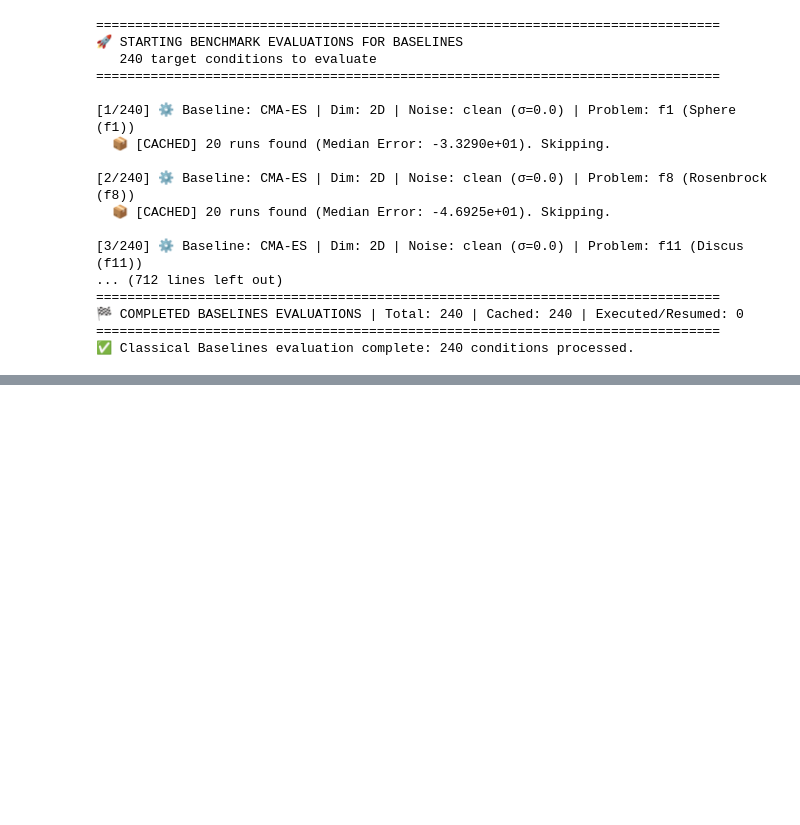
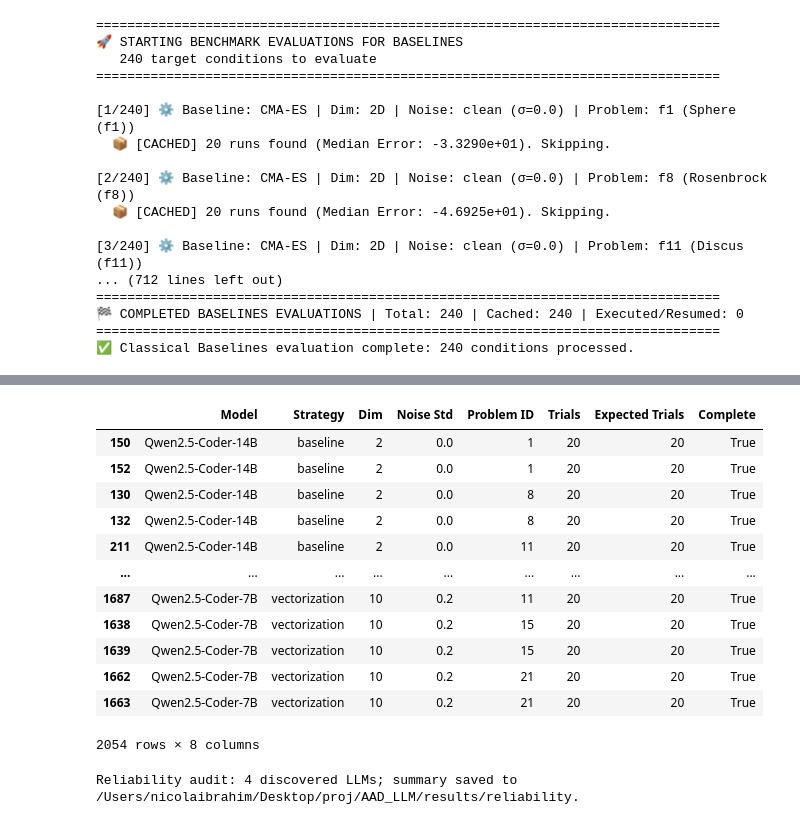
Before and after one commit to Nicola-Ibrahim/AAD_LLM, a Jupyter notebook: notebooks/03_evaluation.ipynb, the cells around one changed output, grey strips where cells are left out. Cells and saved outputs as stored; diff of their text form; code cells hidden in the pictures; blank space fills up the shorter version.

```diff
--- a/notebooks/03_evaluation.ipynb
+++ b/notebooks/03_evaluation.ipynb
@@ -332,0 +336,32 @@ print(f'✅ Classical Baselines evaluation complete: {len(results_base_df)} cond
+# %%
+from benchmarking.application.statistical_service import StatisticalEvaluationService
+
+stats_service = StatisticalEvaluationService.create_standard(sqlite_repo, trace_repo)
+benchmark_data = stats_service.load_all_traces()
+reliability_cfg = config_repo.load_config().reliability
+df_reliability = stats_service.compute_reliability_table(
+    benchmark_data, reliability_cfg.primary_target, reliability_cfg.secondary_target, eval_service.n_runs
+)
+models = stats_service.discover_reliability_models(benchmark_data)
+coverage_cols = ['Model', 'Strategy', 'Dim', 'Noise Std', 'Problem ID', 'Trials', 'Expected Trials', 'Complete']
+display(df_reliability[coverage_cols].sort_values(coverage_cols[:5]) if not df_reliability.empty else pd.DataFrame())
+
+reliability_dir = RESULTS_DIR / 'reliability'
+reliability_dir.mkdir(parents=True, exist_ok=True)
+df_reliability.to_csv(reliability_dir / 'condition_reliability.csv', index=False)
+print(f'Reliability audit: {len(models)} discovered LLMs; summary saved to {reliability_dir}.')
+# %% [output]
+|  | Model | Strategy | Dim | Noise Std | Problem ID | Trials | Expected Trials | Complete |
+| 150 | Qwen2.5-Coder-14B | baseline | 2 | 0.0 | 1 | 20 | 20 | True |
+| 152 | Qwen2.5-Coder-14B | baseline | 2 | 0.0 | 1 | 20 | 20 | True |
+| 130 | Qwen2.5-Coder-14B | baseline | 2 | 0.0 | 8 | 20 | 20 | True |
+| 132 | Qwen2.5-Coder-14B | baseline | 2 | 0.0 | 8 | 20 | 20 | True |
+| 211 | Qwen2.5-Coder-14B | baseline | 2 | 0.0 | 11 | 20 | 20 | True |
+| ... | ... | ... | ... | ... | ... | ... | ... | ... |
+| 1687 | Qwen2.5-Coder-7B | vectorization | 10 | 0.2 | 11 | 20 | 20 | True |
+| 1638 | Qwen2.5-Coder-7B | vectorization | 10 | 0.2 | 15 | 20 | 20 | True |
+| 1639 | Qwen2.5-Coder-7B | vectorization | 10 | 0.2 | 15 | 20 | 20 | True |
+| 1662 | Qwen2.5-Coder-7B | vectorization | 10 | 0.2 | 21 | 20 | 20 | True |
+| 1663 | Qwen2.5-Coder-7B | vectorization | 10 | 0.2 | 21 | 20 | 20 | True |
+2054 rows × 8 columns
+Reliability audit: 4 discovered LLMs; summary saved to /Users/nicolaibrahim/Desktop/proj/AAD_LLM/results/reliability.
```
Also changed, not shown: parts of 2 cells of this notebook, 17 other files.
